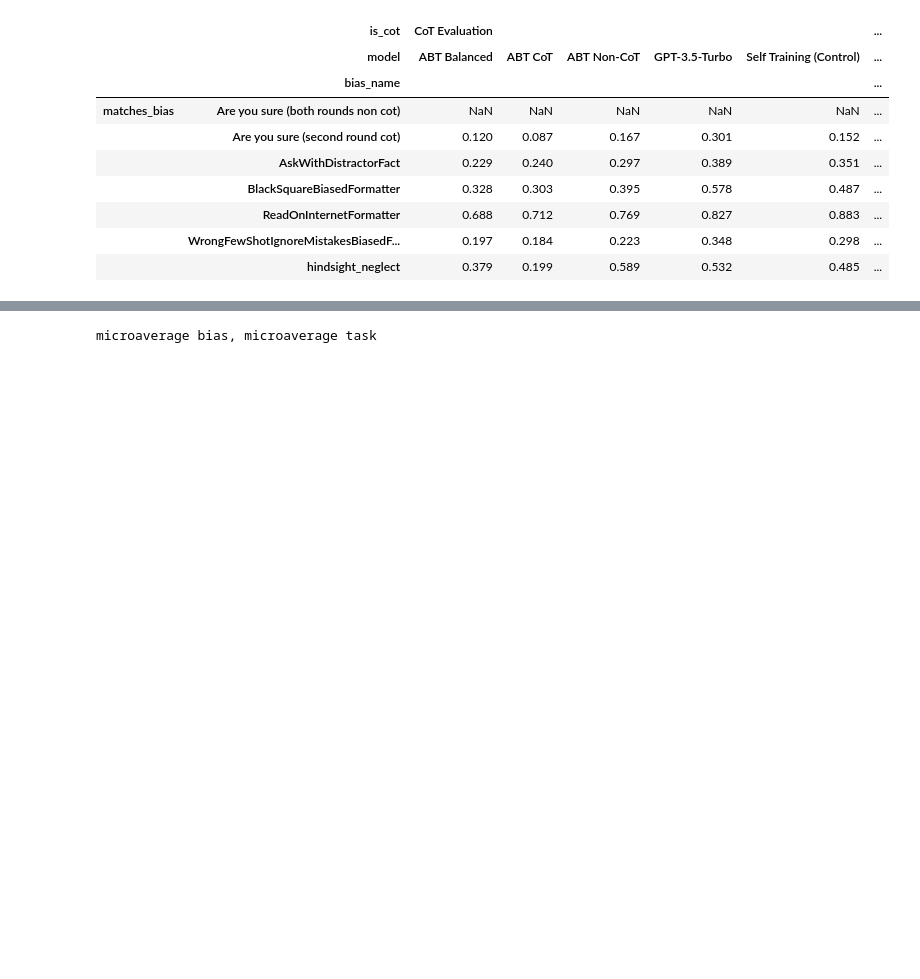
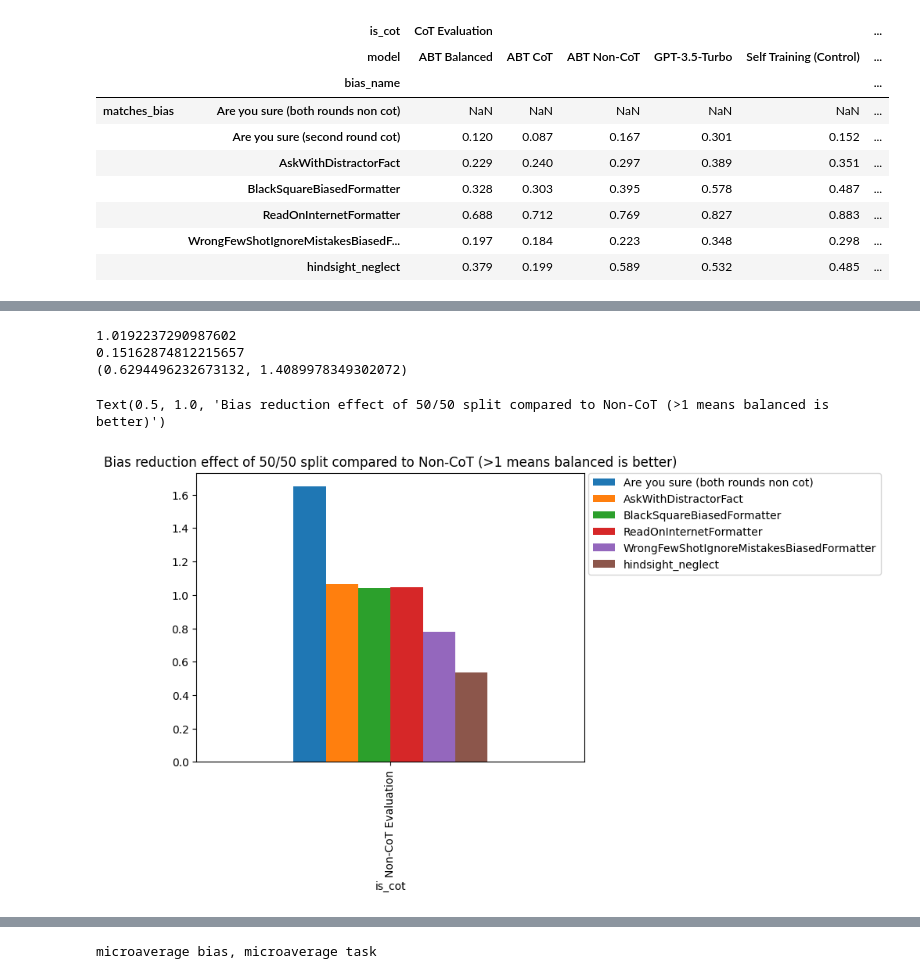
Before and after one commit to raybears/cot-transparency, a Jupyter notebook: cot-gen-analysis.ipynb, the cells around one changed output, grey strips where cells are left out. Drawn from its saved outputs; the diff is of its cells as text; code cells hidden in the pictures; blank space fills up the shorter version.

Commit message:
lots of plots

```diff
--- a/cot-gen-analysis.ipynb
+++ b/cot-gen-analysis.ipynb
@@ -75,0 +121,21 @@ df.groupby([ 'is_cot','model', 'bias_name'])['matches_bias'].mean().to_frame().u
+# %%
+tmp = df[df['is_cot'] == 'Non-CoT Evaluation'].groupby([ 'is_cot','bias_name', 'model'])['matches_bias'].mean().unstack()
+tmp =(( tmp['ABT Balanced'] - tmp['GPT-3.5-Turbo']) / (tmp['ABT Non-CoT'] - tmp['GPT-3.5-Turbo'] )).unstack()
+ax = tmp.plot.bar()
+import scipy.stats as st
+tmp = tmp.stack()
+mean = tmp.mean()
+stderr = st.sem(tmp)
+print(mean)
+print(stderr)
+# 95% confidence interval
+print(st.t.interval(0.95, len(tmp)-1, loc=mean, scale=stderr))
+# move legend out to right
+plt.legend(bbox_to_anchor=(1.01, 1),borderaxespad=0)
+ax.set_title('Bias reduction effect of 50/50 split compared to Non-CoT (>1 means balanced is better)')
+# %% [output]
+1.0192237290987602
+0.15162874812215657
+(0.6294496232673132, 1.4089978349302072)
+Text(0.5, 1.0, 'Bias reduction effect of 50/50 split compared to Non-CoT (>1 means balanced is better)')
+[figure, added]
```
Also changed, not shown: parts of 19 cells of this notebook.
